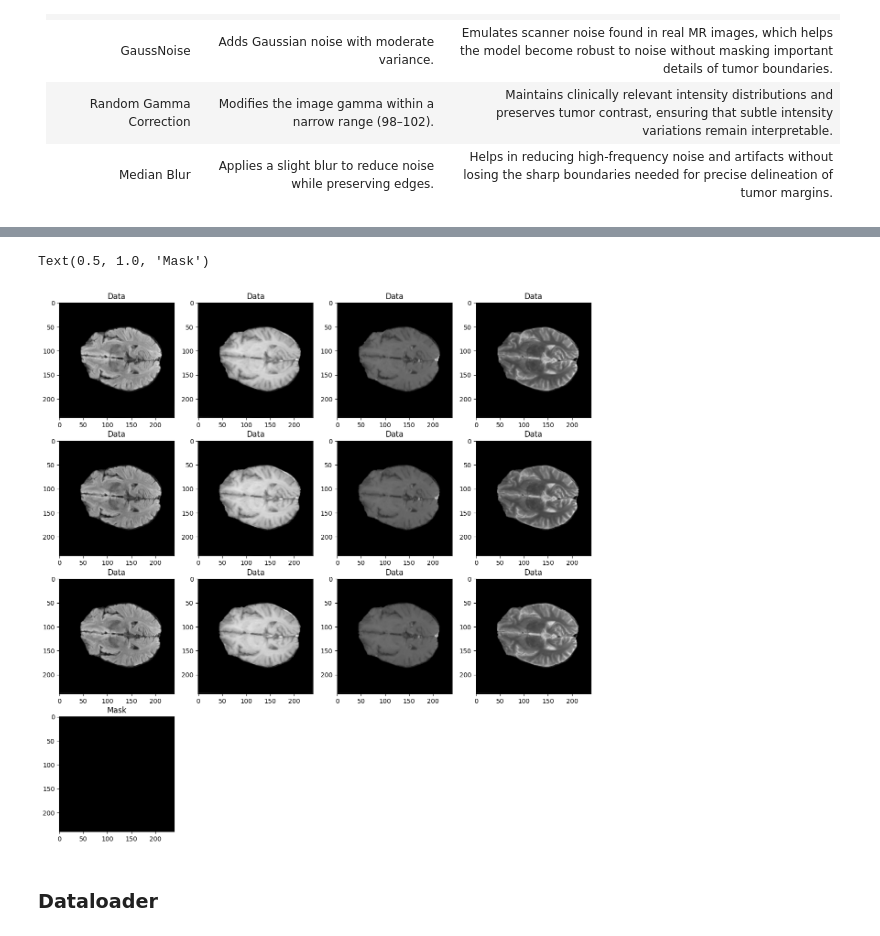
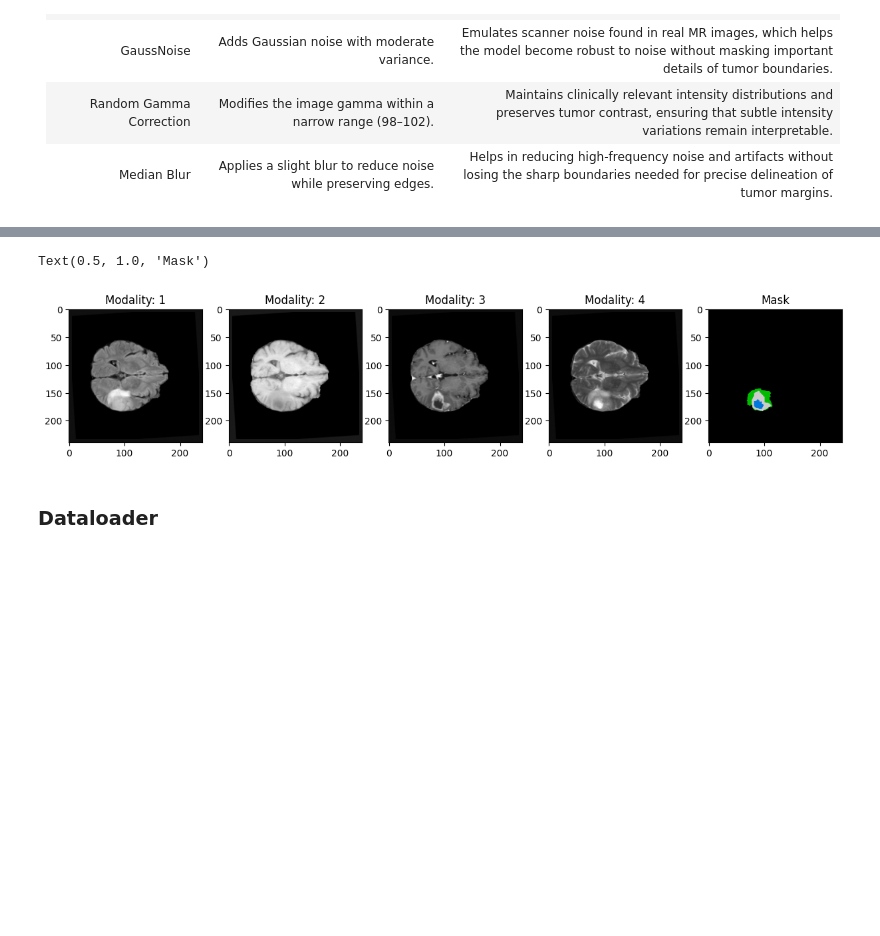
Before and after one commit to hakeematyab/Reliable-Explainable-Brain-Tumor-Segmentation, a Jupyter notebook: notebooks/DataProcessing.ipynb, the cells around one changed output, grey strips where cells are left out. Cells and saved outputs as stored; diff of their text form; code cells hidden in the pictures; blank space fills up the shorter version.

Commit message:
Fixed the shape and transforms issue

```diff
--- a/notebooks/DataProcessing.ipynb
+++ b/notebooks/DataProcessing.ipynb
@@ -213,19 +218,19 @@ spatial_transforms = alb.Compose([
     alb.HorizontalFlip(p=0.3),
     alb.Rotate(limit=5, p=0.3),
     alb.RandomScale(scale_limit=0.08, p=0.3),
-    alb.ElasticTransform(alpha=1, sigma=2.5, p=0.2),
-    alb.Affine(scale=(0.95, 1.05), translate_percent=(0.02, 0.02), rotate=(-5, 5), p=0.3, fit_output=False),
+    # alb.ElasticTransform(alpha=1, sigma=2.5, p=0.2),
+    # alb.Affine(scale=(0.95, 1.05), translate_percent=(0.02, 0.02), rotate=(-5, 5), p=0.3, fit_output=False),
     alb.PadIfNeeded(min_height=240, min_width=240),
     alb.Resize(240, 240)
 ], additional_targets={"mask":"mask"})
 intensity_transforms = alb.Compose([
     alb.RandomBrightnessContrast(brightness_limit=0.15, contrast_limit=0.15, p=0.4),
     alb.GaussNoise(p=0.3),
-    alb.RandomGamma(gamma_limit=(98,102), p=0.3),
+    alb.RandomGamma(gamma_limit=(90,110), p=0.3),
     alb.MedianBlur(blur_limit=3, p=0.2),
 ])
 transforms['spatial_transforms'] = spatial_transforms
-transforms['intensity_transforms'] = intensity_transforms
+transforms['intensity_transforms'] = None
 # %%
 upper_bound=100
 lower_bound=60
@@ -245,20 +250,23 @@ Data Shape: (240, 240, 12)
 Mask Shape: (240, 240)
 # %%
-idx = np.random.randint(upper_bound-lower_bound)
+data_point_idx = np.random.randint(len(data)-1)
+batch_idx = np.random.randint(upper_bound-lower_bound)
+data, mask = test_data[data_point_idx]
+anchor_slice = window_size//2
 
 plt.figure(figsize=(15,15))
 
-for i in range(data[idx].shape[-1]):
-    plt.subplot(4,4,i+1)
-    plt.imshow(data[idx][:,:,i], cmap="gray")
-    plt.title("Data")
+for i in range(data[batch_idx].shape[0]):
+    plt.subplot(4,5,i+1)
+    plt.imshow(data[batch_idx][i,anchor_slice, :,:], cmap="gray")
+    plt.title(f"Modality: {i+1}")
 
-plt.subplot(4,4,i+2)
-plt.imshow(mask[idx], cmap="nipy_spectral")
+plt.subplot(4,5,i+2)
+plt.imshow(mask[batch_idx], cmap="nipy_spectral")
 plt.title("Mask")
 # %% [output]
 Text(0.5, 1.0, 'Mask')
-[figure, old version]
+[figure, new version]
 # %% [markdown]
 ### Dataloader
 # %%
```
Also changed, not shown: parts of 3 cells of this notebook.
